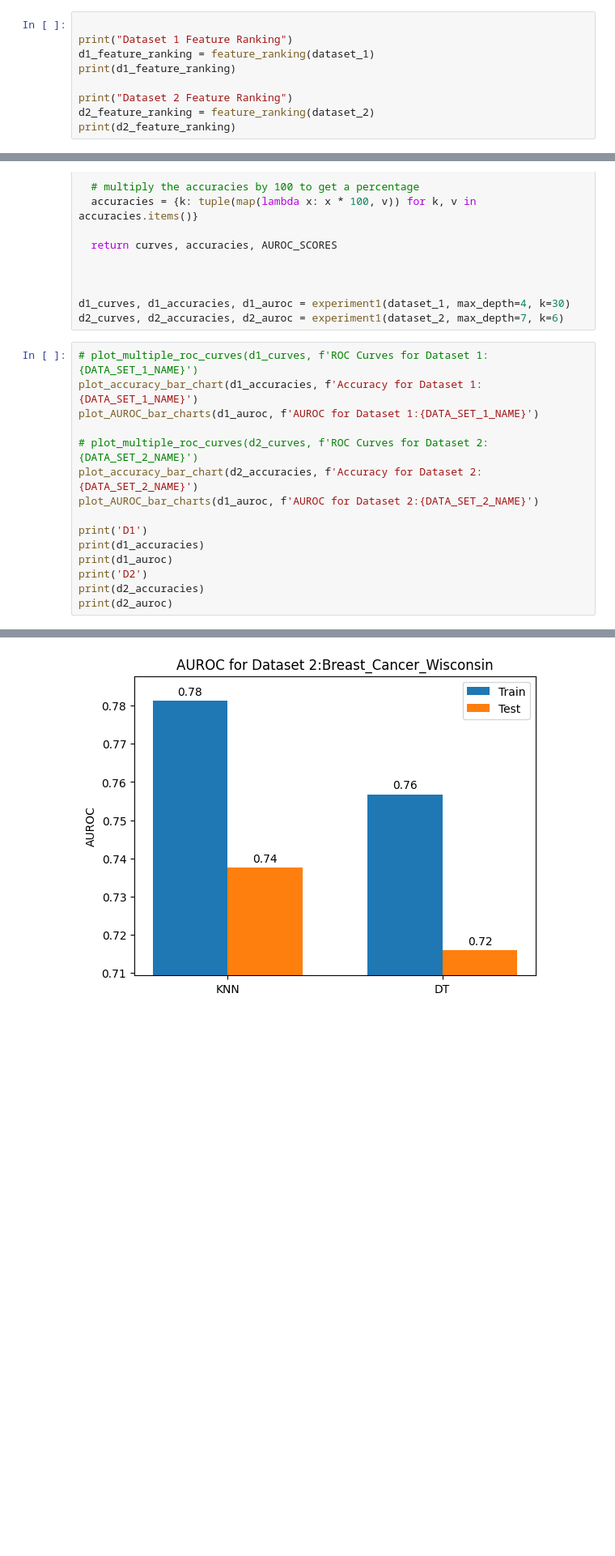
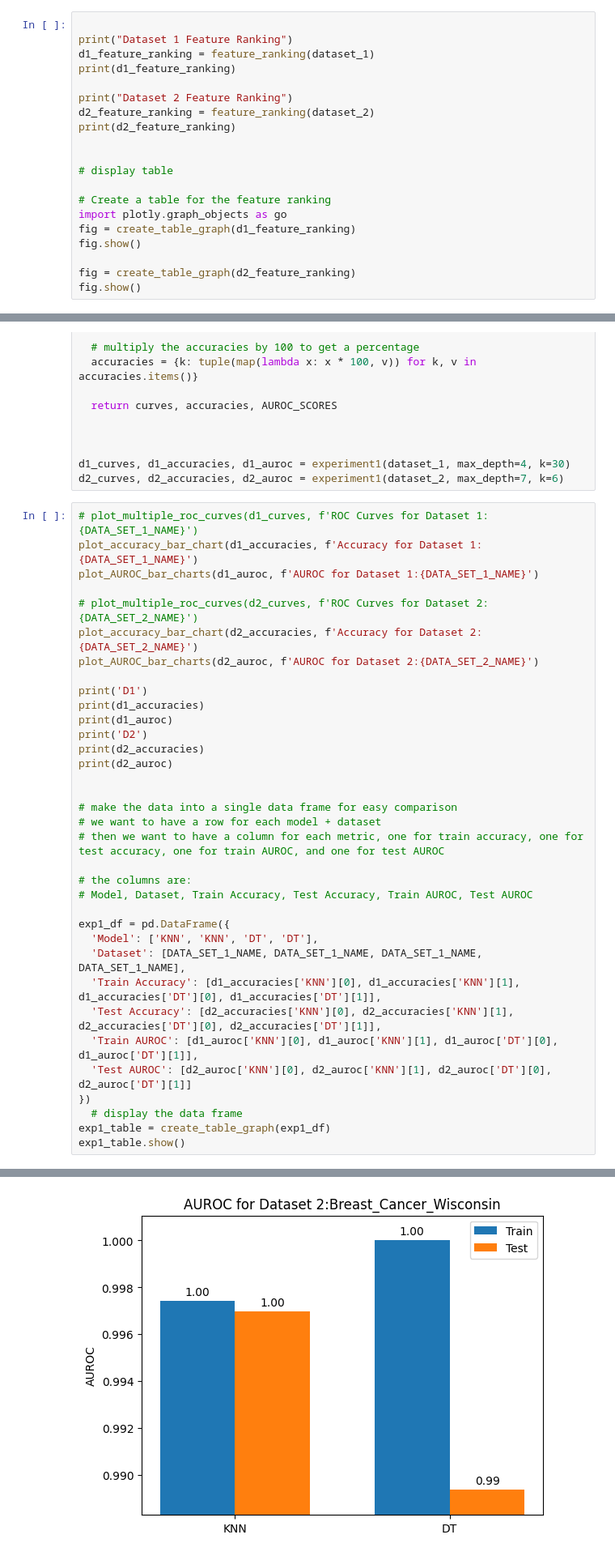
Before and after one commit to rudolfKischer/comp551asgn1, a Jupyter notebook: KNNexperiments.ipynb, the cells around one changed output, grey strips where cells are left out. Shown at 81% size. Drawn from its saved outputs; the diff is of its cells as text; blank space fills up the shorter version.

```diff
--- a/KNNexperiments.ipynb
+++ b/KNNexperiments.ipynb
@@ -207,6 +245,17 @@ print(d1_feature_ranking)
 print("Dataset 2 Feature Ranking")
 d2_feature_ranking = feature_ranking(dataset_2)
 print(d2_feature_ranking)
+
+
+# display table
+
+# Create a table for the feature ranking
+import plotly.graph_objects as go
+fig = create_table_graph(d1_feature_ranking)
+fig.show()
+
+fig = create_table_graph(d2_feature_ranking)
+fig.show()
 # %% [output]
 Dataset 1 Feature Ranking
     Feature      Value  Rank
@@ -799,23 +849,43 @@ d2_curves, d2_accuracies, d2_auroc = experiment1(dataset_2, max_depth=7, k=6)
 # %%
 # plot_multiple_roc_curves(d1_curves, f'ROC Curves for Dataset 1: {DATA_SET_1_NAME}')
 plot_accuracy_bar_chart(d1_accuracies, f'Accuracy for Dataset 1:{DATA_SET_1_NAME}')
 plot_AUROC_bar_charts(d1_auroc, f'AUROC for Dataset 1:{DATA_SET_1_NAME}')
 
 # plot_multiple_roc_curves(d2_curves, f'ROC Curves for Dataset 2:{DATA_SET_2_NAME}')
 plot_accuracy_bar_chart(d2_accuracies, f'Accuracy for Dataset 2:{DATA_SET_2_NAME}')
-plot_AUROC_bar_charts(d1_auroc, f'AUROC for Dataset 2:{DATA_SET_2_NAME}')
+plot_AUROC_bar_charts(d2_auroc, f'AUROC for Dataset 2:{DATA_SET_2_NAME}')
 
 print('D1')
 print(d1_accuracies)
 print(d1_auroc)
 print('D2')
 print(d2_accuracies)
 print(d2_auroc)
+
+
+# make the data into a single data frame for easy comparison
+# we want to have a row for each model + dataset
+# then we want to have a column for each metric, one for train accuracy, one for test accuracy, one for train AUROC, and one for test AUROC
+
+# the columns are:
+# Model, Dataset, Train Accuracy, Test Accuracy, Train AUROC, Test AUROC
+
+exp1_df = pd.DataFrame({
+  'Model': ['KNN', 'KNN', 'DT', 'DT'],
+  'Dataset': [DATA_SET_1_NAME, DATA_SET_1_NAME, DATA_SET_1_NAME, DATA_SET_1_NAME],
+  'Train Accuracy': [d1_accuracies['KNN'][0], d1_accuracies['KNN'][1], d1_accuracies['DT'][0], d1_accuracies['DT'][1]],
+  'Test Accuracy': [d2_accuracies['KNN'][0], d2_accuracies['KNN'][1], d2_accuracies['DT'][0], d2_accuracies['DT'][1]],
+  'Train AUROC': [d1_auroc['KNN'][0], d1_auroc['KNN'][1], d1_auroc['DT'][0], d1_auroc['DT'][1]],
+  'Test AUROC': [d2_auroc['KNN'][0], d2_auroc['KNN'][1], d2_auroc['DT'][0], d2_auroc['DT'][1]]
+})
+  # display the data frame
+exp1_table = create_table_graph(exp1_df)
+exp1_table.show()
 # %% [output]
 [figure]
 [figure]
 [figure]
-[figure, old version]
+[figure, new version]
 D1
 {'KNN': (85.0246845858475, 84.17582417582418), 'DT': (84.47613823368074, 83.2967032967033)}
 {'KNN': (0.7812148392131243, 0.737562701848416), 'DT': (0.7567429315476191, 0.715866144437573)}
```
Also changed, not shown: parts of 11 cells of this notebook.
